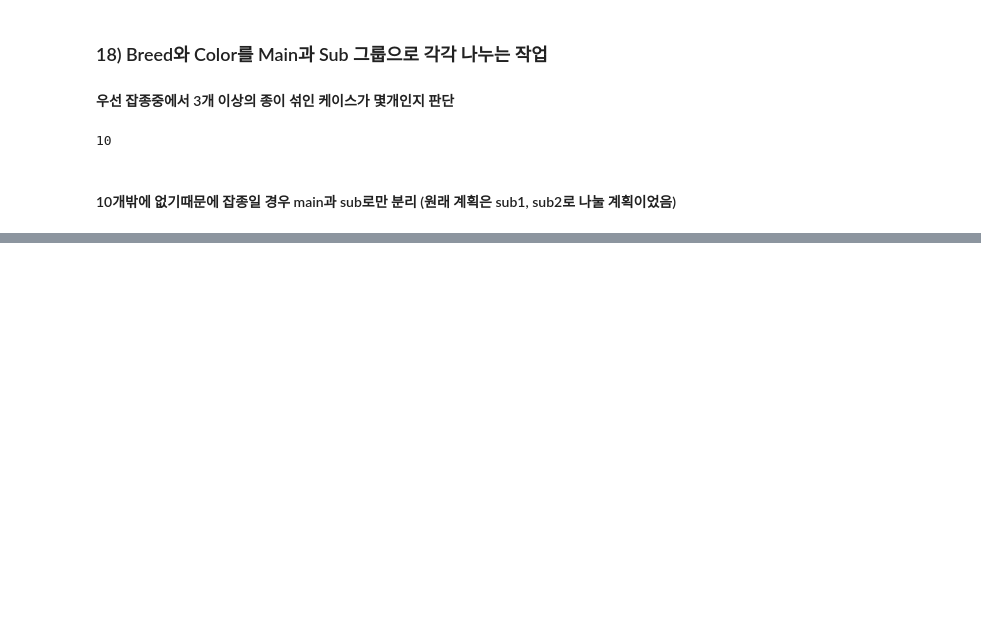
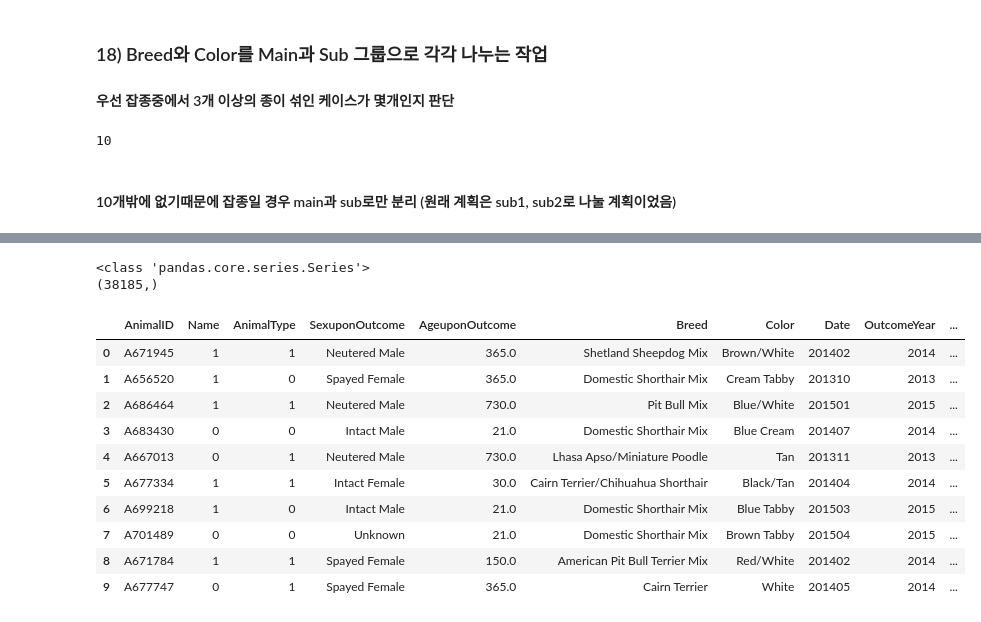
Before and after one commit to frozendrpepper/ML_Project, a Jupyter notebook: Project_temp.ipynb, the cells around one changed output, grey strips where cells are left out. Saved outputs shown, nothing was run; the diff lists cells and outputs as text; code cells hidden in the pictures; blank space fills up the shorter version.

```diff
--- a/Project_temp.ipynb
+++ b/Project_temp.ipynb
@@ -989,0 +947,3 @@ data_set['Breed_Popularity_2015'] = data_set['Breed_Popularity_2015'].fillna(-99
+# %%
+temp2 = temp.map(rank_dict_dog)
+temp2
@@ -989,0 +968,3 @@ data_set['Breed_Popularity_2015'] = data_set['Breed_Popularity_2015'].fillna(-99
+# %%
+temp2 = 190 - temp2
+temp2
@@ -989,0 +989,3 @@ data_set['Breed_Popularity_2015'] = data_set['Breed_Popularity_2015'].fillna(-99
+# %%
+temp2.fillna(0, inplace = True)
+temp2
@@ -989,0 +1010,23 @@ data_set['Breed_Popularity_2015'] = data_set['Breed_Popularity_2015'].fillna(-99
+# %%
+print(type(temp2))
+print(temp2.shape)
+# %% [output]
+<class 'pandas.core.series.Series'>
+(38185,)
+# %%
+data_combined['Rank'] = temp2
+# %%
+#Data display
+data_combined.head(10)
+# %% [output]
+|  | AnimalID | Name | AnimalType | SexuponOutcome | AgeuponOutcome | Breed | Color | Date | OutcomeYear | ... |
+| 0 | A671945 | 1 | 1 | Neutered Male | 365.0 | Shetland Sheepdog Mix | Brown/White | 201402 | 2014 | ... |
+| 1 | A656520 | 1 | 0 | Spayed Female | 365.0 | Domestic Shorthair Mix | Cream Tabby | 201310 | 2013 | ... |
+| 2 | A686464 | 1 | 1 | Neutered Male | 730.0 | Pit Bull Mix | Blue/White | 201501 | 2015 | ... |
+| 3 | A683430 | 0 | 0 | Intact Male | 21.0 | Domestic Shorthair Mix | Blue Cream | 201407 | 2014 | ... |
+| 4 | A667013 | 0 | 1 | Neutered Male | 730.0 | Lhasa Apso/Miniature Poodle | Tan | 201311 | 2013 | ... |
+| 5 | A677334 | 1 | 1 | Intact Female | 30.0 | Cairn Terrier/Chihuahua Shorthair | Black/Tan | 201404 | 2014 | ... |
+| 6 | A699218 | 1 | 0 | Intact Male | 21.0 | Domestic Shorthair Mix | Blue Tabby | 201503 | 2015 | ... |
+| 7 | A701489 | 0 | 0 | Unknown | 21.0 | Domestic Shorthair Mix | Brown Tabby | 201504 | 2015 | ... |
+| 8 | A671784 | 1 | 1 | Spayed Female | 150.0 | American Pit Bull Terrier Mix | Red/White | 201402 | 2014 | ... |
+| 9 | A677747 | 0 | 1 | Spayed Female | 365.0 | Cairn Terrier | White | 201405 | 2014 | ... |
```
Also changed, not shown: parts of 227 cells of this notebook, 2 other files.
